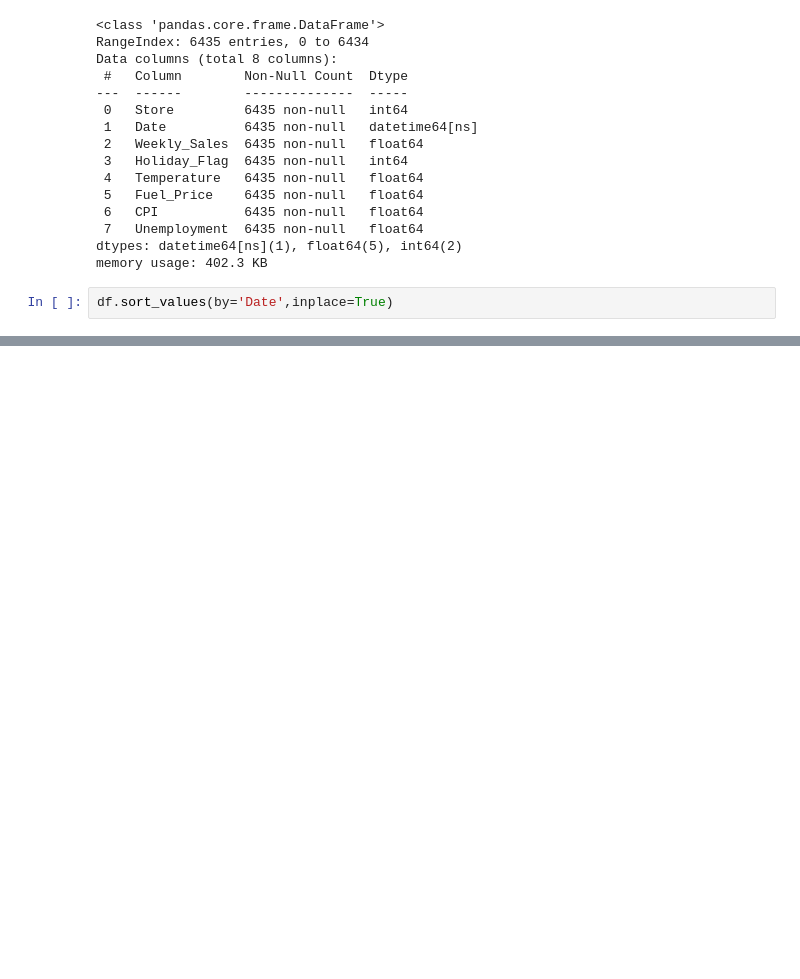
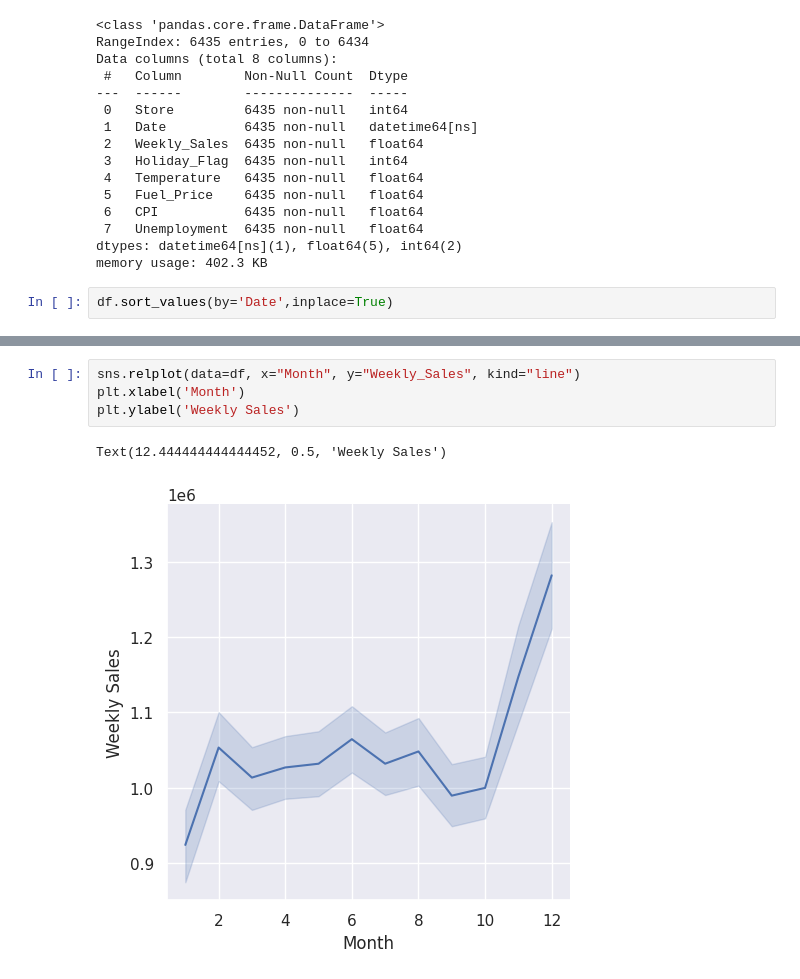
Before and after one commit to pullz6/Retail_Prediction, a Jupyter notebook: Retail_Forecasting.ipynb, the cells around one changed output, grey strips where cells are left out. Saved outputs shown, nothing was run; the diff lists cells and outputs as text; blank space fills up the shorter version.

```diff
--- a/Retail_Forecasting.ipynb
+++ b/Retail_Forecasting.ipynb
@@ -109,0 +113,7 @@ Text(12.444444444444452, 0.5, 'Weekly Sales')
+# %%
+sns.relplot(data=df, x="Month", y="Weekly_Sales", kind="line")
+plt.xlabel('Month')
+plt.ylabel('Weekly Sales')
+# %% [output]
+Text(12.444444444444452, 0.5, 'Weekly Sales')
+[figure, added]
```
Also changed, not shown: parts of 2 cells of this notebook.
